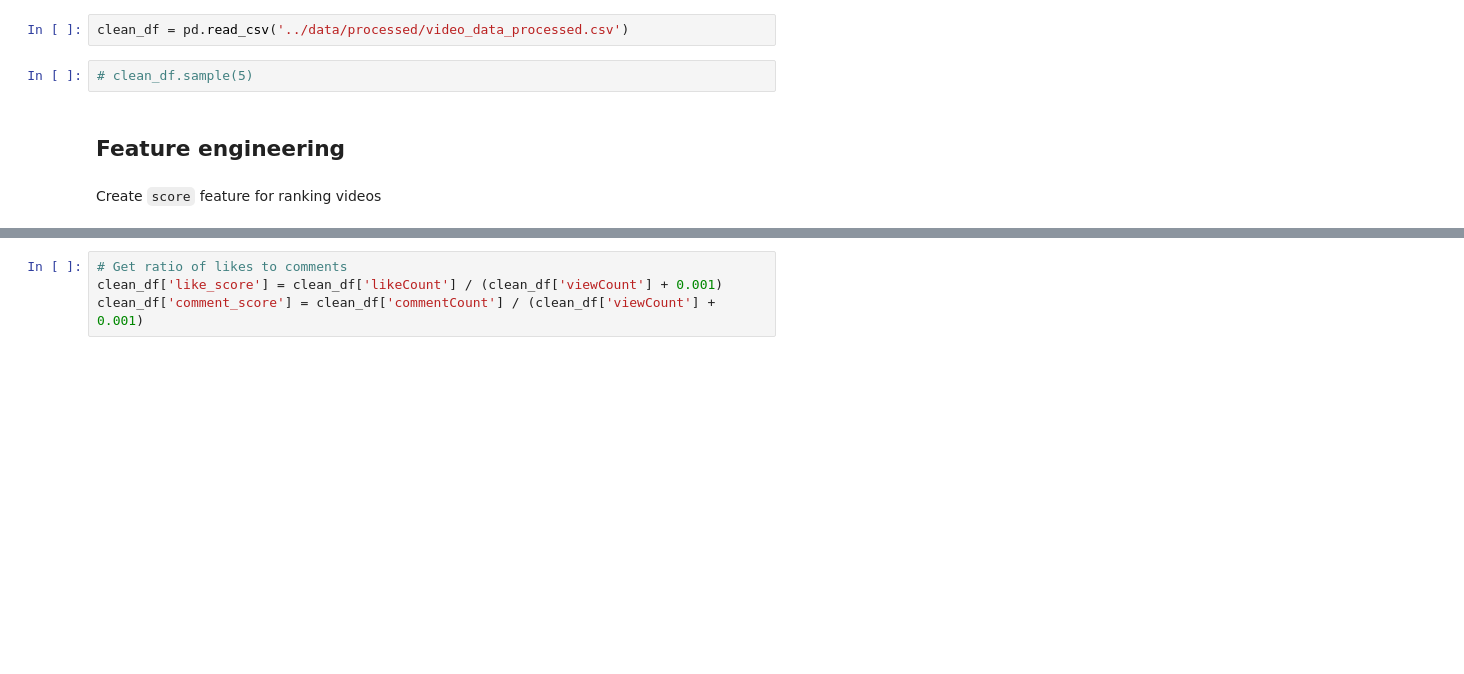
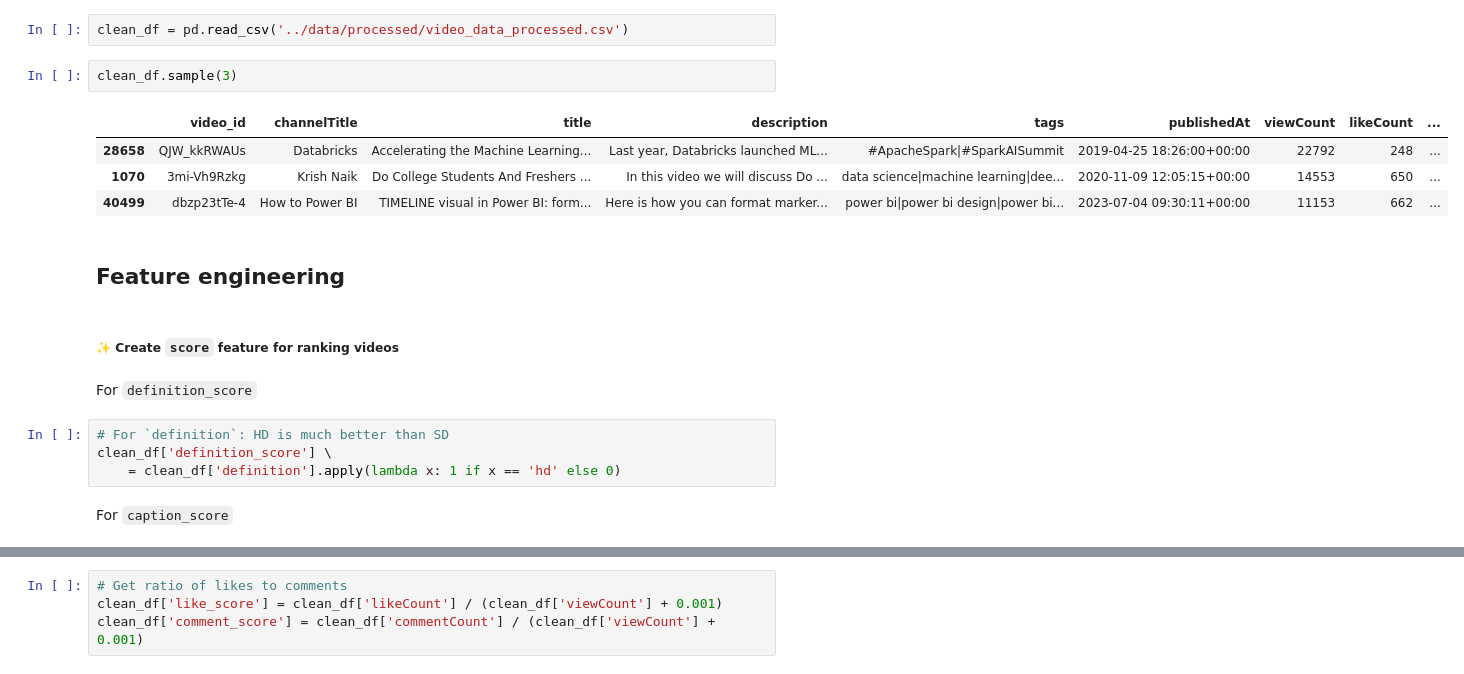
Before and after one commit to BaoDias2505/FinalProject_Introduction-to-data-science, a Jupyter notebook: src/04-Data_modelling-recommendation_system.ipynb, the cells around one changed output, grey strips where cells are left out. Cells and saved outputs as stored; diff of their text form; blank space fills up the shorter version.

```diff
--- a/src/04-Data_modelling-recommendation_system.ipynb
+++ b/src/04-Data_modelling-recommendation_system.ipynb
@@ -73,9 +73,22 @@ SEED = 2023
 Read clean data
 # %%
 clean_df = pd.read_csv('../data/processed/video_data_processed.csv')
-# %%
-# clean_df.sample(5)
+# %%
+clean_df.sample(3)
+# %% [output]
+|  | video_id | channelTitle | title | description | tags | publishedAt | viewCount | likeCount | ... |
+| 28658 | QJW_kkRWAUs | Databricks | Accelerating the Machine Learning... | Last year, Databricks launched ML... | #ApacheSpark|#SparkAISummit | 2019-04-25 18:26:00+00:00 | 22792 | 248 | ... |
+| 1070 | 3mi-Vh9Rzkg | Krish Naik | Do College Students And Freshers ... | In this video we will discuss Do ... | data science|machine learning|dee... | 2020-11-09 12:05:15+00:00 | 14553 | 650 | ... |
+| 40499 | dbzp23tTe-4 | How to Power BI | TIMELINE visual in Power BI: form... | Here is how you can format marker... | power bi|power bi design|power bi... | 2023-07-04 09:30:11+00:00 | 11153 | 662 | ... |
 # %% [markdown]
 ## Feature engineering
 # %% [markdown]
-Create `score` feature for ranking videos
+##### ✨ Create `score` feature for ranking videos
+# %% [markdown]
+For `definition_score`
+# %%
+# For `definition`: HD is much better than SD
+clean_df['definition_score'] \
+    = clean_df['definition'].apply(lambda x: 1 if x == 'hd' else 0)
+# %% [markdown]
+For `caption_score`
```
Also changed, not shown: parts of 27 cells of this notebook, 5 other files.
